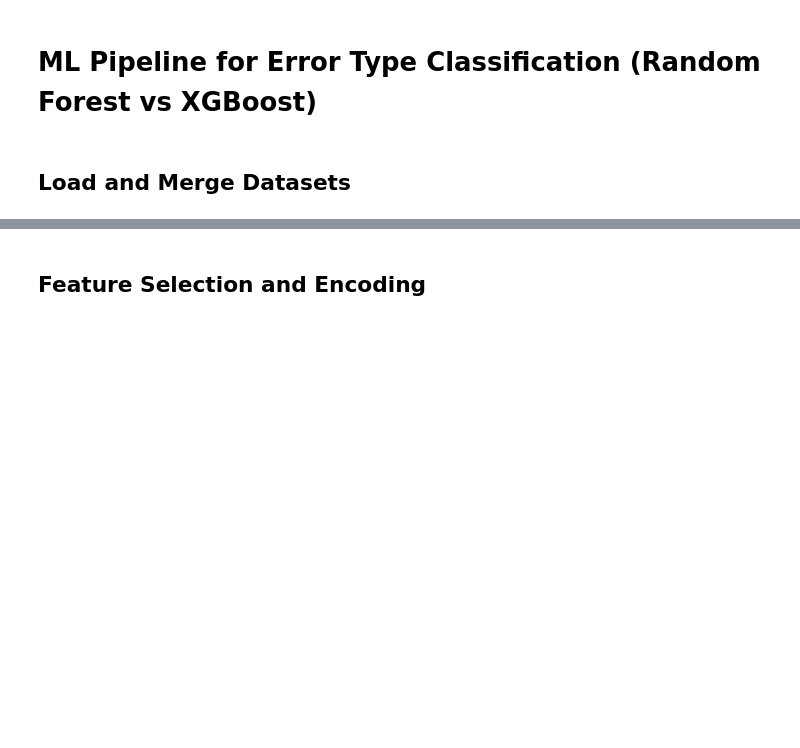
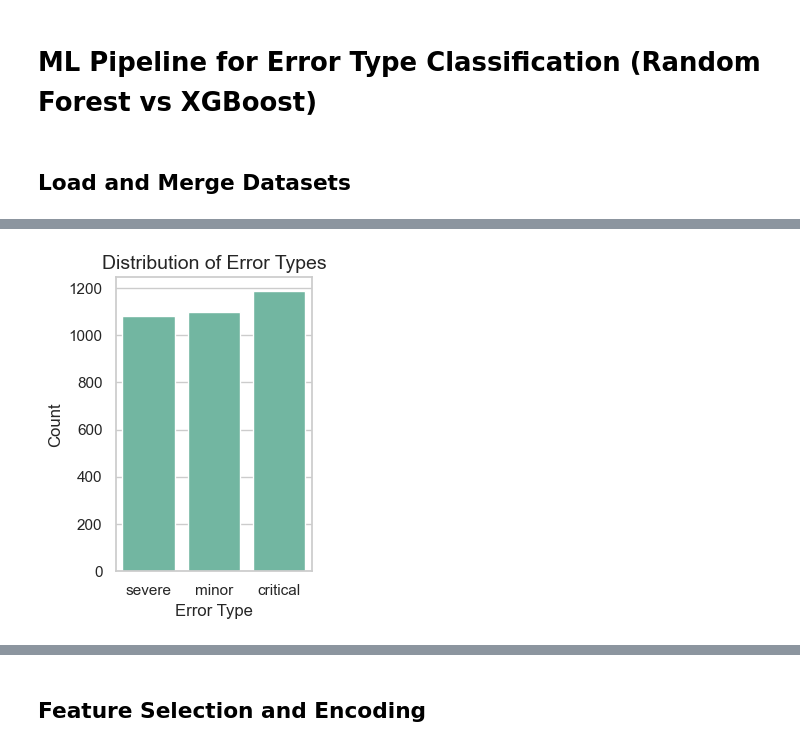
Before and after one commit to Parth-0804/ML_Presentation_Workspace, a Jupyter notebook: ML - SmartBuild Dataset/Two_Stage_Error_Model_Formatted.ipynb, the cells around one changed output, grey strips where cells are left out. Drawn from its saved outputs; the diff is of its cells as text; code cells hidden in the pictures; blank space fills up the shorter version.

```diff
--- a/ML - SmartBuild Dataset/Two_Stage_Error_Model_Formatted.ipynb
+++ b/ML - SmartBuild Dataset/Two_Stage_Error_Model_Formatted.ipynb
@@ -19,3 +19,9 @@ production_df = pd.read_csv("Production_Log_01.csv")
 
 # Merge datasets
 full_df = production_df.merge(machine_df, on="configuration_log_ID")
+# %%
+# Summary table
+eda_df = full_df[features + ['error_type']].copy()
+eda_summary = eda_df.describe(include='all').T
+eda_summary['missing_values'] = eda_df.isnull().sum()
+eda_summary
@@ -21,0 +40,12 @@ full_df = production_df.merge(machine_df, on="configuration_log_ID")
+# %%
+# Error type distribution
+sns.set(style="whitegrid", palette="Set2")
+plt.figure(figsize=(3, 4))
+sns.countplot(data=eda_df, x='error_type')
+plt.title('Distribution of Error Types', fontsize=14)
+plt.xlabel('Error Type', fontsize=12)
+plt.ylabel('Count', fontsize=12)
+plt.tight_layout()
+plt.show()
+# %% [output]
+[figure, added]
```
Also changed, not shown: parts of 3 cells of this notebook.
